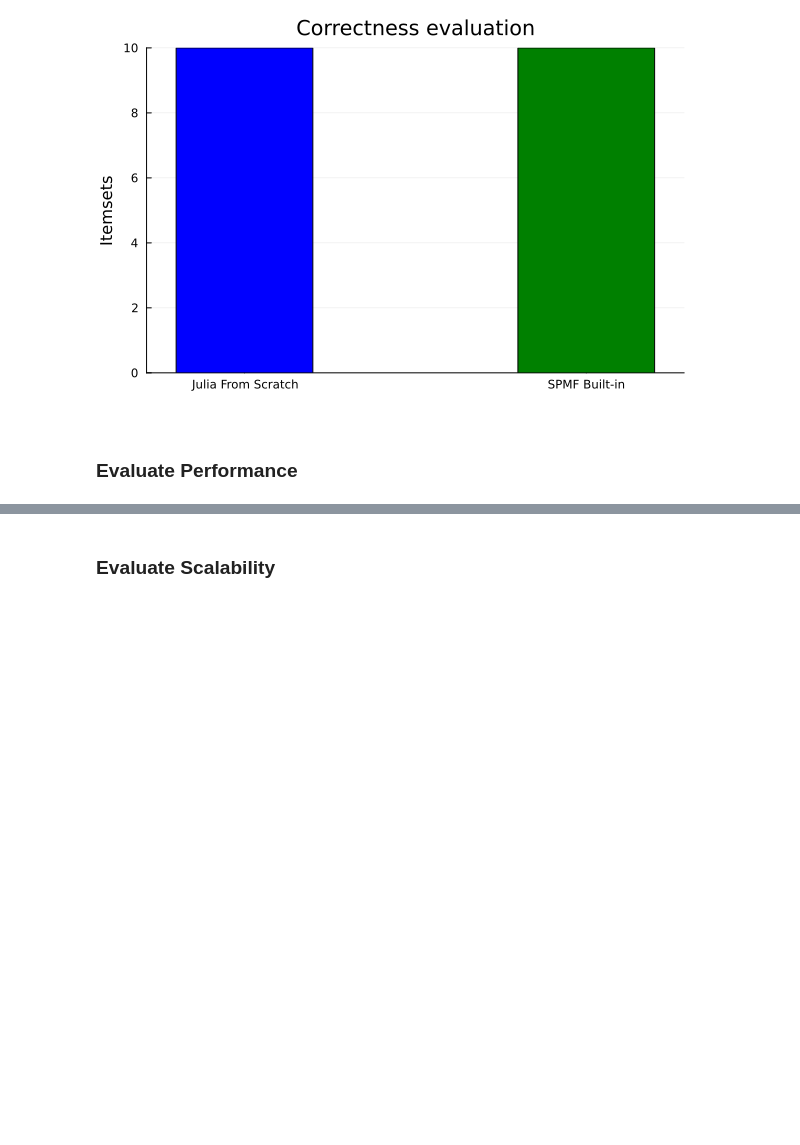
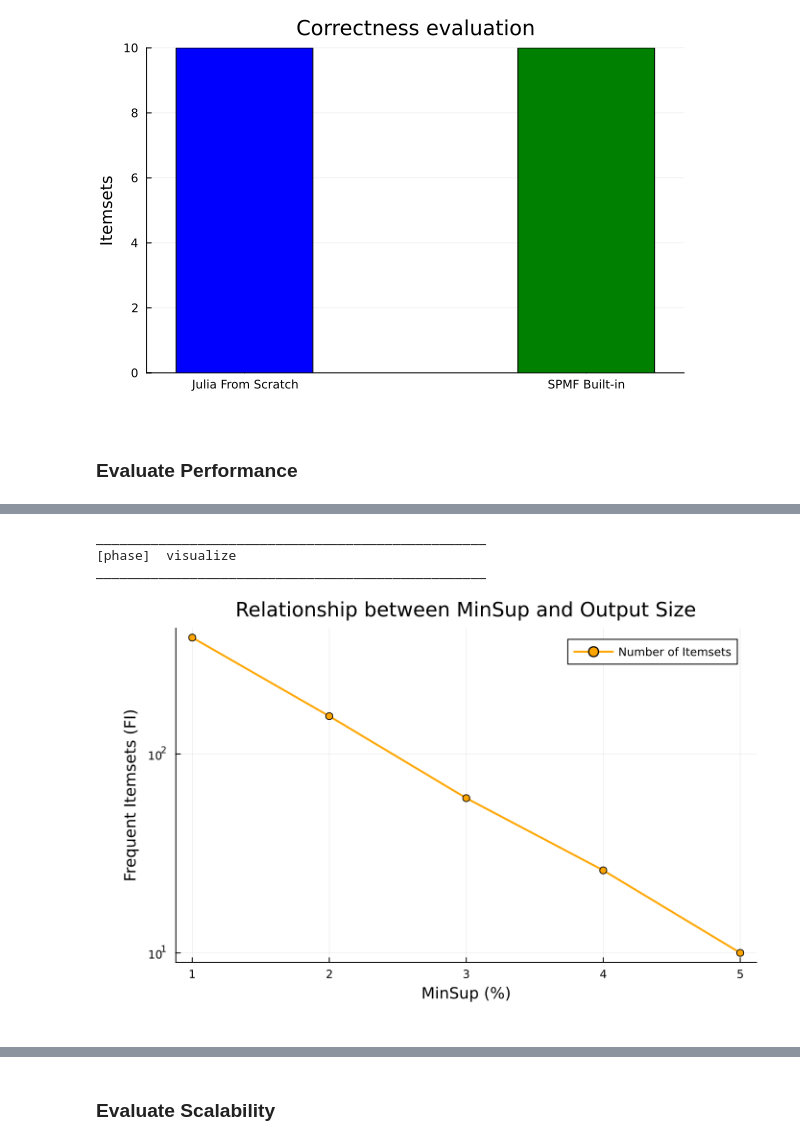
Before and after one commit to HungHiHung10/Lab02-Data-Mining, a Jupyter notebook: notebooks/02_bechmarking.ipynb, the cells around one changed output, grey strips where cells are left out. Saved outputs shown, nothing was run; the diff lists cells and outputs as text; code cells hidden in the pictures; blank space fills up the shorter version.

```diff
--- a/notebooks/02_bechmarking.ipynb
+++ b/notebooks/02_bechmarking.ipynb
@@ -338,5 +364,10 @@ performance_result = eval_performance(config, logger, algo=FPGrowth.fpgrowth_opt
 # %%
-vis_minSupNFI(performance_results, logger)
+vis_minSupNFI(performance_result, logger)
+# %% [output]
+__________________________________________________
+[phase]  visualize
+__________________________________________________
+[figure, added]
 # %%
 # ── Visualise Performance ─────────────────────────────────────────────────────
 vis_performance(performance_result, logger)
```
Also changed, not shown: parts of 47 cells of this notebook, 2 other files.
